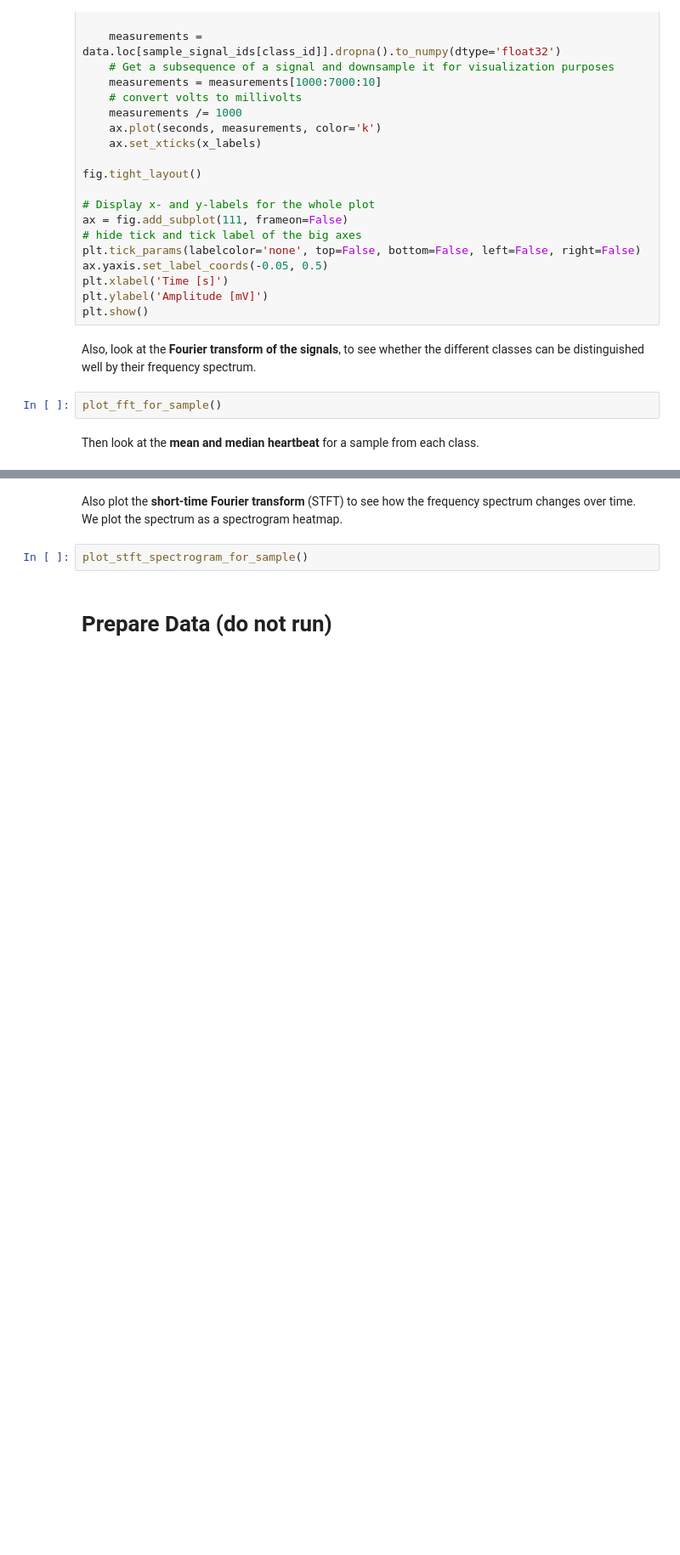
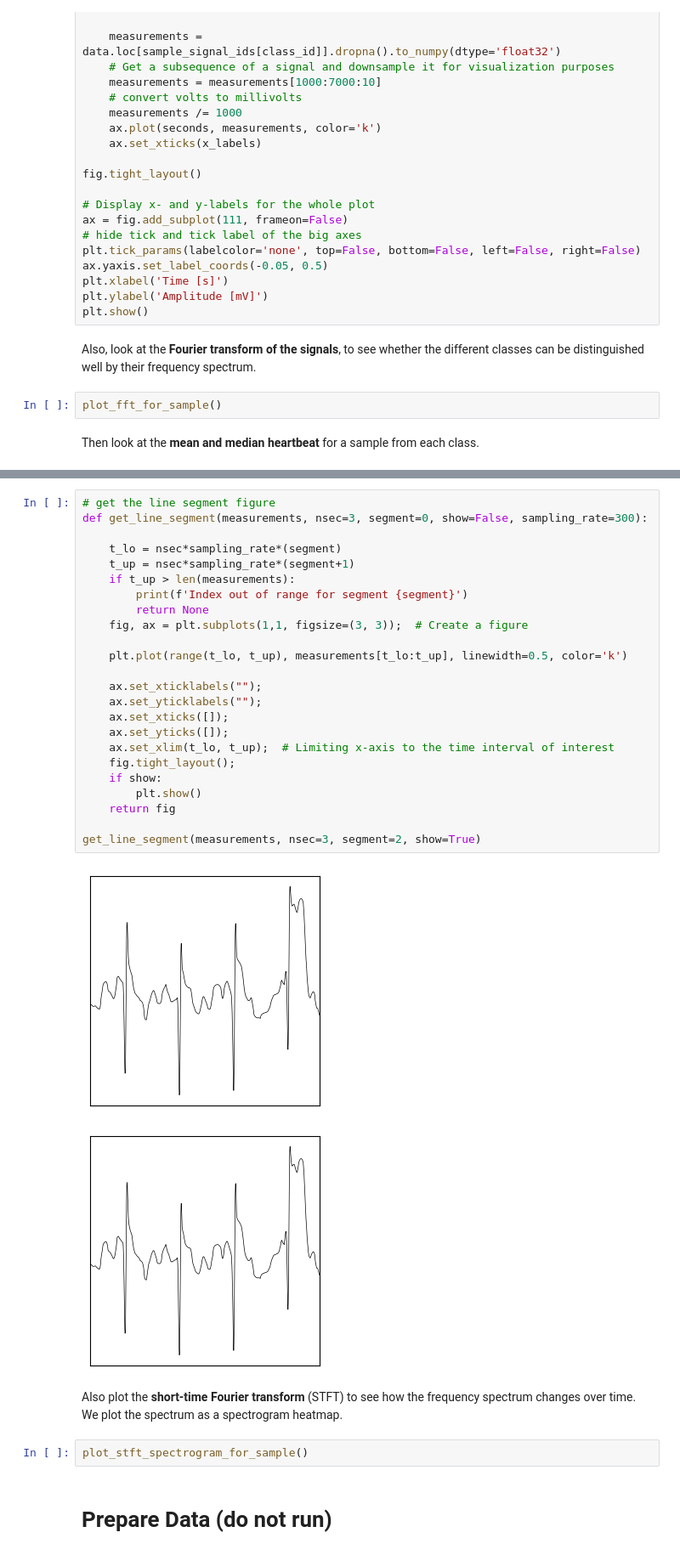
Before and after one commit to FredHB/aml_2023, a Jupyter notebook: project_2/src/biosppy_explore.ipynb, the cells around one changed output, grey strips where cells are left out. Shown at 85% size. Drawn from its saved outputs; the diff is of its cells as text; blank space fills up the shorter version.

```diff
--- a/project_2/src/biosppy_explore.ipynb
+++ b/project_2/src/biosppy_explore.ipynb
@@ -212,3 +324,30 @@ plt.show()
+# %%
+# get the line segment figure
+def get_line_segment(measurements, nsec=3, segment=0, show=False, sampling_rate=300):
+
+    t_lo = nsec*sampling_rate*(segment)
+    t_up = nsec*sampling_rate*(segment+1)
+    if t_up > len(measurements):
+        print(f'Index out of range for segment {segment}')
+        return None
+    fig, ax = plt.subplots(1,1, figsize=(3, 3));  # Create a figure
+
+    plt.plot(range(t_lo, t_up), measurements[t_lo:t_up], linewidth=0.5, color='k')
+
+    ax.set_xticklabels("");
+    ax.set_yticklabels("");
+    ax.set_xticks([]);
+    ax.set_yticks([]);
+    ax.set_xlim(t_lo, t_up);  # Limiting x-axis to the time interval of interest
+    fig.tight_layout();
+    if show:
+        plt.show()
+    return fig
+
+get_line_segment(measurements, nsec=3, segment=2, show=True)
+# %% [output]
+[figure, added]
+[figure, added]
 # %% [markdown]
 Also plot the **short-time Fourier transform** (STFT) to see how the frequency spectrum changes over time. We plot the spectrum as a spectrogram heatmap.
 # %%
```
Also changed, not shown: parts of 5 cells of this notebook, 5 other files.
